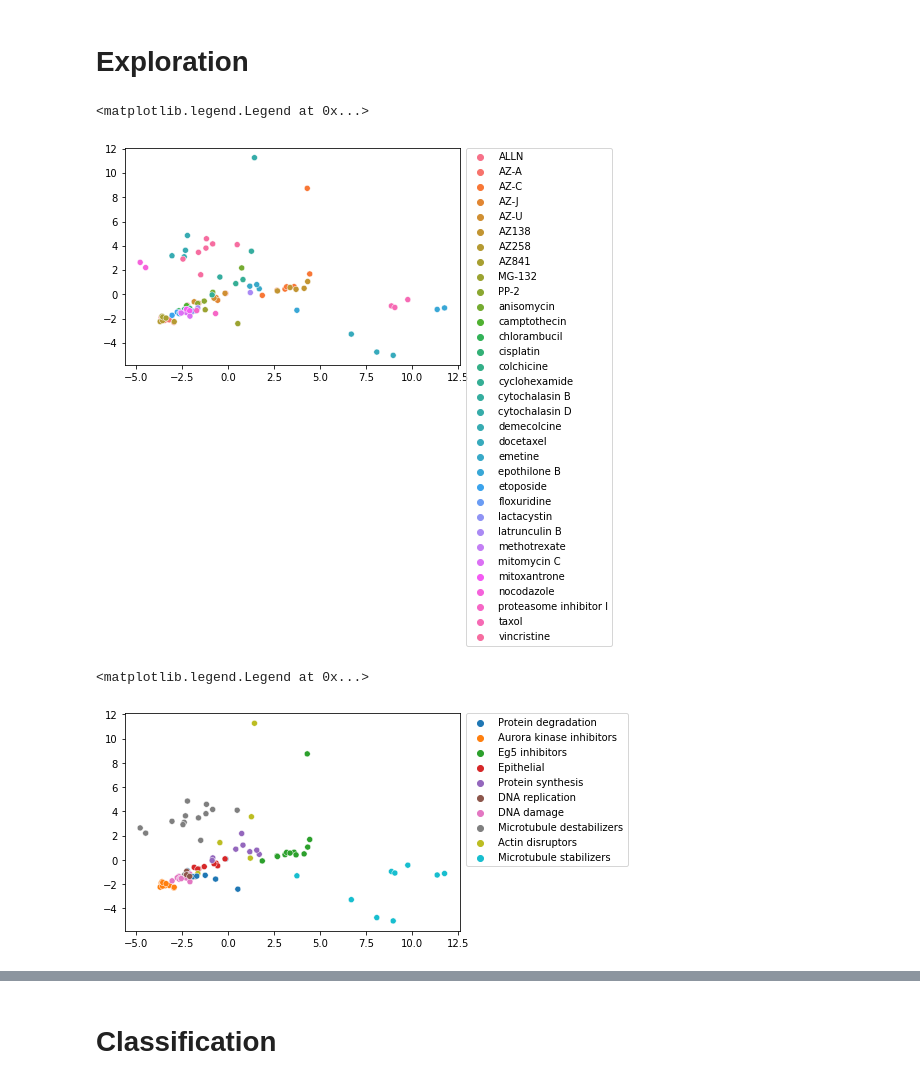
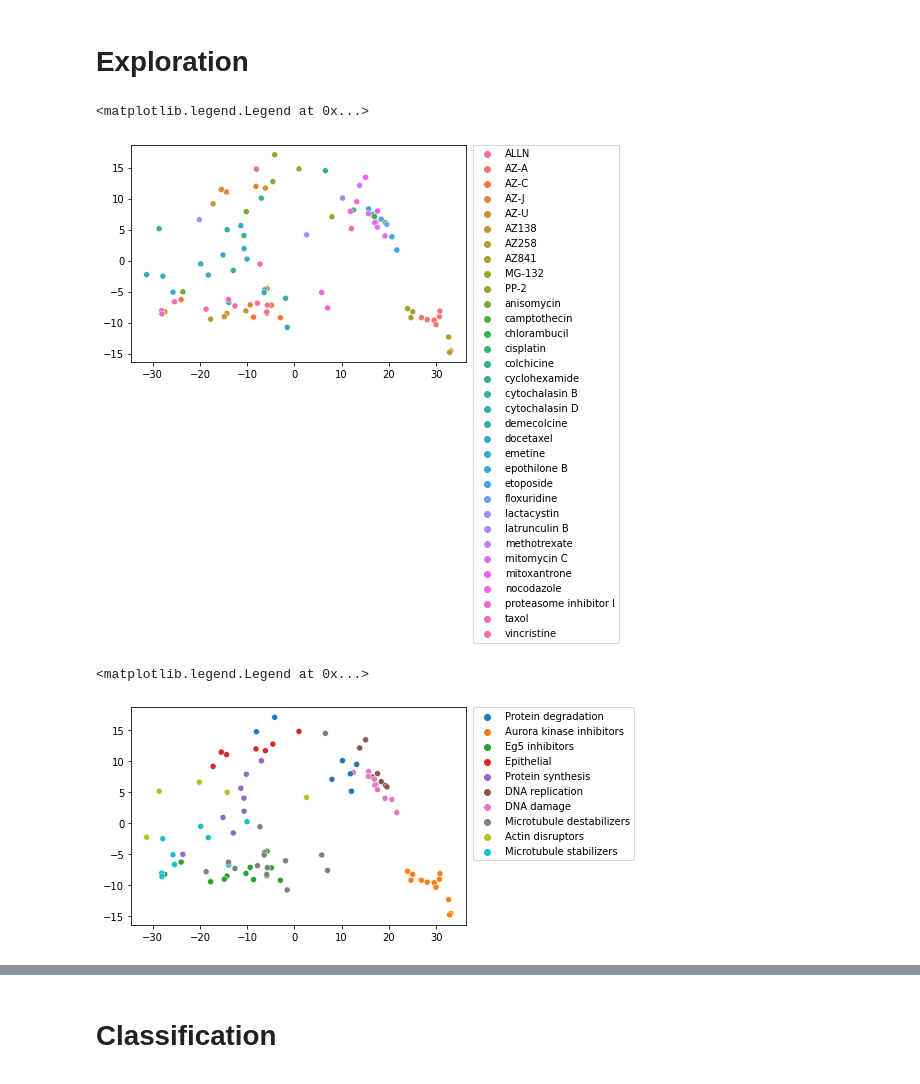
Before and after one commit to harel-coffee/SCIP-use-case-workflows-auto, a Jupyter notebook: notebooks/downstream_analysis/bbbc_mean_profile_1NN_classification.ipynb, the cells around one changed output, grey strips where cells are left out. Saved outputs shown, nothing was run; the diff lists cells and outputs as text; code cells hidden in the pictures.

Commit message:
Use median of replicate profiles

```diff
--- a/notebooks/downstream_analysis/bbbc_mean_profile_1NN_classification.ipynb
+++ b/notebooks/downstream_analysis/bbbc_mean_profile_1NN_classification.ipynb
@@ -164,0 +148,13 @@ Wall time: 1.18 s
+# %%
+%%time
+dfs = []
+for idx, gdf in df[df["meta_moa"] != "DMSO"].groupby(["meta_compound", "meta_concentration", "meta_Replicate"]):
+#     tmp_df = pandas.Series(data=fa.transform(gdf.filter(regex="feat")).mean(axis=0))
+    tmp_df = pandas.Series(data=gdf.filter(regex="feat").mean(axis=0))
+    tmp_df.index = ["feat_"+str(c) for c in tmp_df.index]
+    tmp_df["meta_compound"] = idx[0]
+    tmp_df["meta_concentration"] = idx[1]
+    tmp_df["meta_Replicate"] = idx[2]
+    tmp_df["meta_moa"] = gdf["meta_moa"].iloc[0]
+    tmp_df["meta_batch"] = gdf["meta_batch"].iloc[0]
+    dfs.append(tmp_df)
@@ -165,3 +179,6 @@ Wall time: 1.18 s
+# %%
+mu = mu.groupby(["meta_compound", "meta_concentration"]).agg(
+    {c: 'median' for c in mu.filter(regex="feat").columns} | {c: lambda x: numpy.unique(x)[0] for c in mu.filter(regex="meta")})
 # %%
 del dfs
 # %%
@@ -171,24 +188,24 @@ mu.shape
 # %%
-treatment_profiles = mu
+treatment_profiles = mu.reset_index(drop=True)
 # %% [markdown]
 # Exploration
 # %%
 from sklearn.decomposition import PCA
 from sklearn.preprocessing import scale
 # %%
-dimred = PCA().fit_transform(treatment_profiles.filter(regex="feat"))
+dimred = PCA().fit_transform(scale(treatment_profiles.filter(regex="feat")))
 # %%
-seaborn.scatterplot(x=dimred[:, 0], y=dimred[:, 1], hue=treatment_profiles["compound"])
+seaborn.scatterplot(x=dimred[:, 0], y=dimred[:, 1], hue=treatment_profiles["meta_compound"])
 plt.legend(bbox_to_anchor=(1.02, 1), loc='upper left', borderaxespad=0)
 # %% [output]
 <matplotlib.legend.Legend at 0x...>
-[figure, old version]
+[figure, new version]
 # %%
-seaborn.scatterplot(x=dimred[:, 0], y=dimred[:, 1], hue=treatment_profiles["moa"])
+seaborn.scatterplot(x=dimred[:, 0], y=dimred[:, 1], hue=treatment_profiles["meta_moa"])
 plt.legend(bbox_to_anchor=(1.02, 1), loc='upper left', borderaxespad=0)
 # %% [output]
 <matplotlib.legend.Legend at 0x...>
-[figure, old version]
+[figure, new version]
 # %%
 from umap import UMAP
 # %%
```
Also changed, not shown: parts of 14 cells of this notebook.
